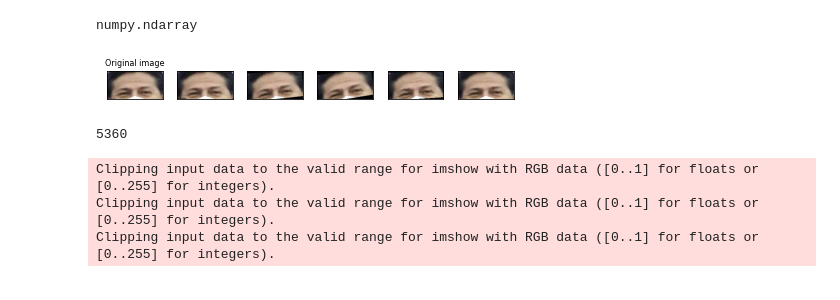
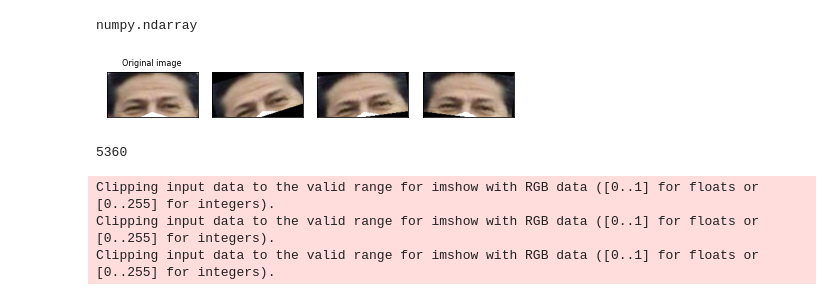
Before and after one commit to luisrui/Seeing-AI-system, a Jupyter notebook: TrainingWithDataAugmentation.ipynb, the cells around one changed output. Cells and saved outputs as stored; diff of their text form; code cells hidden in the pictures.

```diff
--- a/TrainingWithDataAugmentation.ipynb
+++ b/TrainingWithDataAugmentation.ipynb
@@ -58,11 +61,11 @@ def plot(imgs, with_orig=True, row_title=None, **imshow_kwargs):
 # %%
 import torchvision.transforms as T
 rotater = T.RandomRotation(degrees=(-20,20))
-rotated_imgs = [rotater(orig_img) for _ in range(4)]+[orig_img]
+rotated_imgs = [rotater(orig_img) for _ in range(3)]
 # row_title = [str(policy).split('.')[-1] for policy in policies]
 plot(rotated_imgs)
 # %% [output]
-[figure, old version]
+[figure, new version]
 # %%
 train_list = os.listdir('crop-mask-face/train/')
 # %%
```
Also changed, not shown: parts of 5 cells of this notebook, 3 other files.
